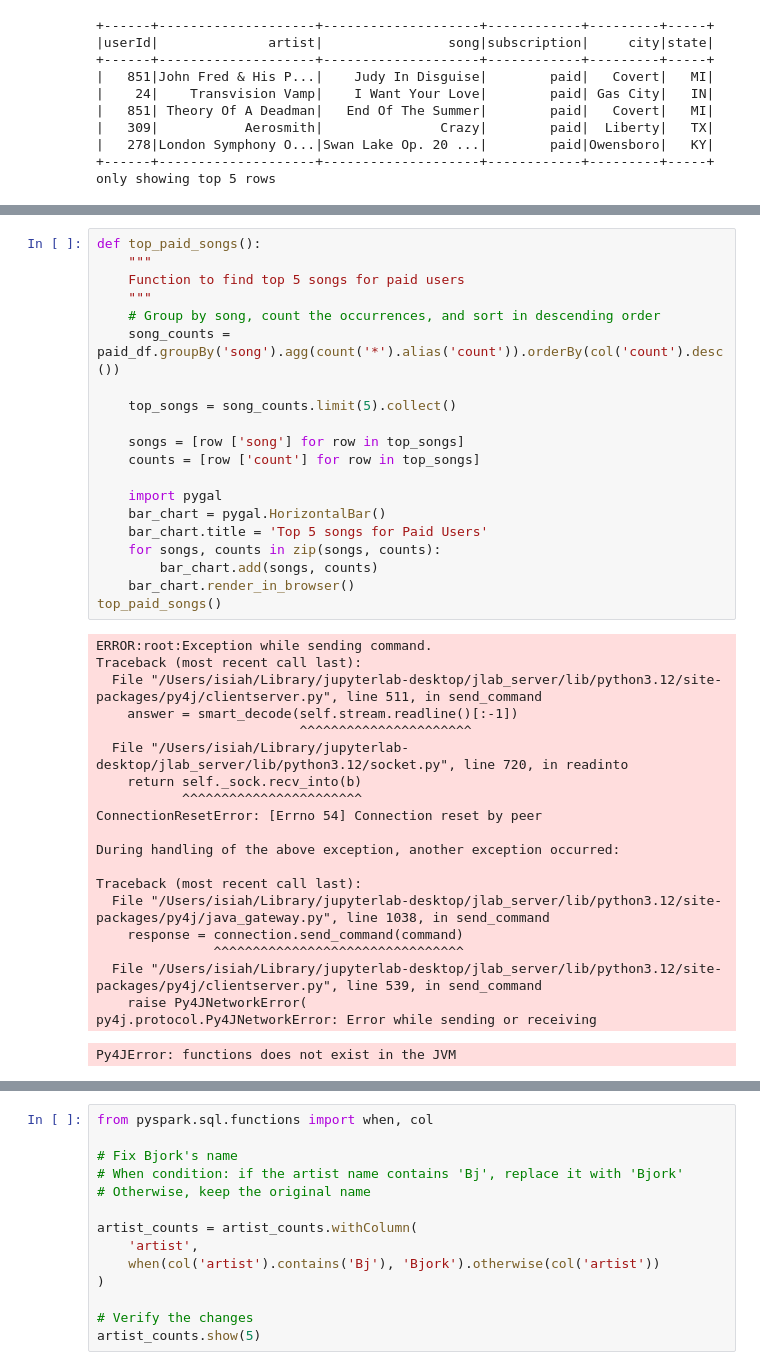
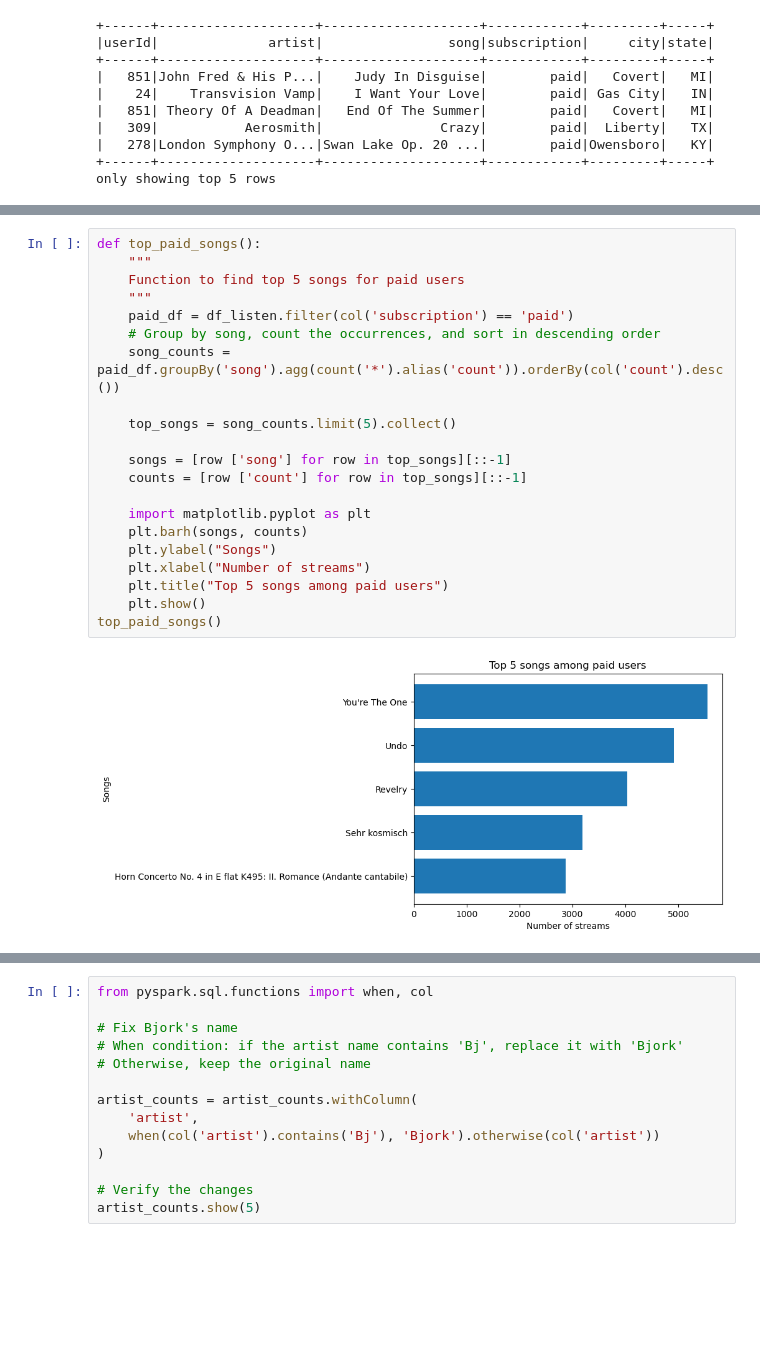
Before and after one commit to ZCWDataSixZero/MuseDash, a Jupyter notebook: Resources/isiah-data_frames.ipynb, the cells around one changed output, grey strips where cells are left out. Cells and saved outputs as stored; diff of their text form; blank space fills up the shorter version.

Commit message:
Replaced pygal with matplotlib

```diff
--- a/Resources/isiah-data_frames.ipynb
+++ b/Resources/isiah-data_frames.ipynb
@@ -203,44 +203,26 @@ only showing top 5 rows
 # %%
 def top_paid_songs():
     """
     Function to find top 5 songs for paid users
     """
+    paid_df = df_listen.filter(col('subscription') == 'paid')
     # Group by song, count the occurrences, and sort in descending order
     song_counts = paid_df.groupBy('song').agg(count('*').alias('count')).orderBy(col('count').desc())
 
     top_songs = song_counts.limit(5).collect()
 
-    songs = [row ['song'] for row in top_songs]
-    counts = [row ['count'] for row in top_songs]
+    songs = [row ['song'] for row in top_songs][::-1]
+    counts = [row ['count'] for row in top_songs][::-1]
 
-    import pygal
-    bar_chart = pygal.HorizontalBar()
-    bar_chart.title = 'Top 5 songs for Paid Users'
-    for songs, counts in zip(songs, counts):
-        bar_chart.add(songs, counts)
-    bar_chart.render_in_browser()
+    import matplotlib.pyplot as plt
+    plt.barh(songs, counts)
+    plt.ylabel("Songs")
+    plt.xlabel("Number of streams")
+    plt.title("Top 5 songs among paid users")
+    plt.show()
 top_paid_songs()
 # %% [output]
-ERROR:root:Exception while sending command.
-Traceback (most recent call last):
-  File "/Users/isiah/Library/jupyterlab-desktop/jlab_server/lib/python3.12/site-packages/py4j/clientserver.py", line 511, in send_command
-    answer = smart_decode(self.stream.readline()[:-1])
-                          ^^^^^^^^^^^^^^^^^^^^^^
-  File "/Users/isiah/Library/jupyterlab-desktop/jlab_server/lib/python3.12/socket.py", line 720, in readinto
-    return self._sock.recv_into(b)
-           ^^^^^^^^^^^^^^^^^^^^^^^
-ConnectionResetError: [Errno 54] Connection reset by peer
-
-During handling of the above exception, another exception occurred:
-
-Traceback (most recent call last):
-  File "/Users/isiah/Library/jupyterlab-desktop/jlab_server/lib/python3.12/site-packages/py4j/java_gateway.py", line 1038, in send_command
-    response = connection.send_command(command)
-               ^^^^^^^^^^^^^^^^^^^^^^^^^^^^^^^^
-  File "/Users/isiah/Library/jupyterlab-desktop/jlab_server/lib/python3.12/site-packages/py4j/clientserver.py", line 539, in send_command
-    raise Py4JNetworkError(
-py4j.protocol.Py4JNetworkError: Error while sending or receiving
-Py4JError: functions does not exist in the JVM
+[figure, added]
 # %%
 def top_free_songs():
     """
```
Also changed, not shown: parts of 5 cells of this notebook.
